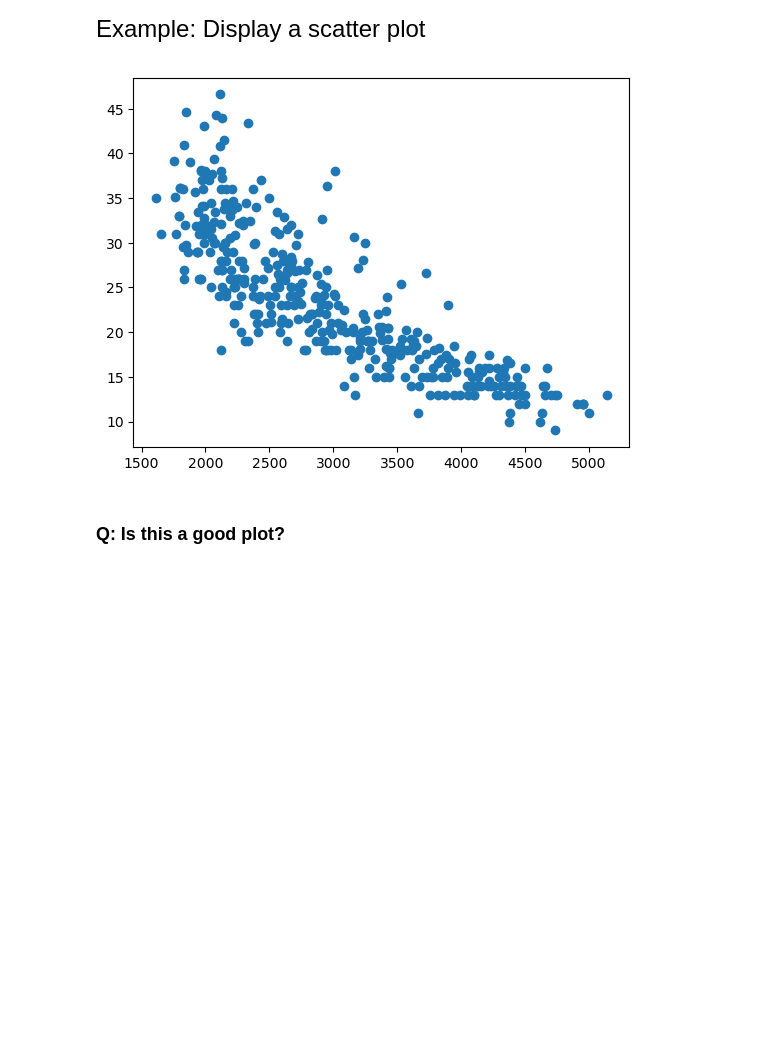
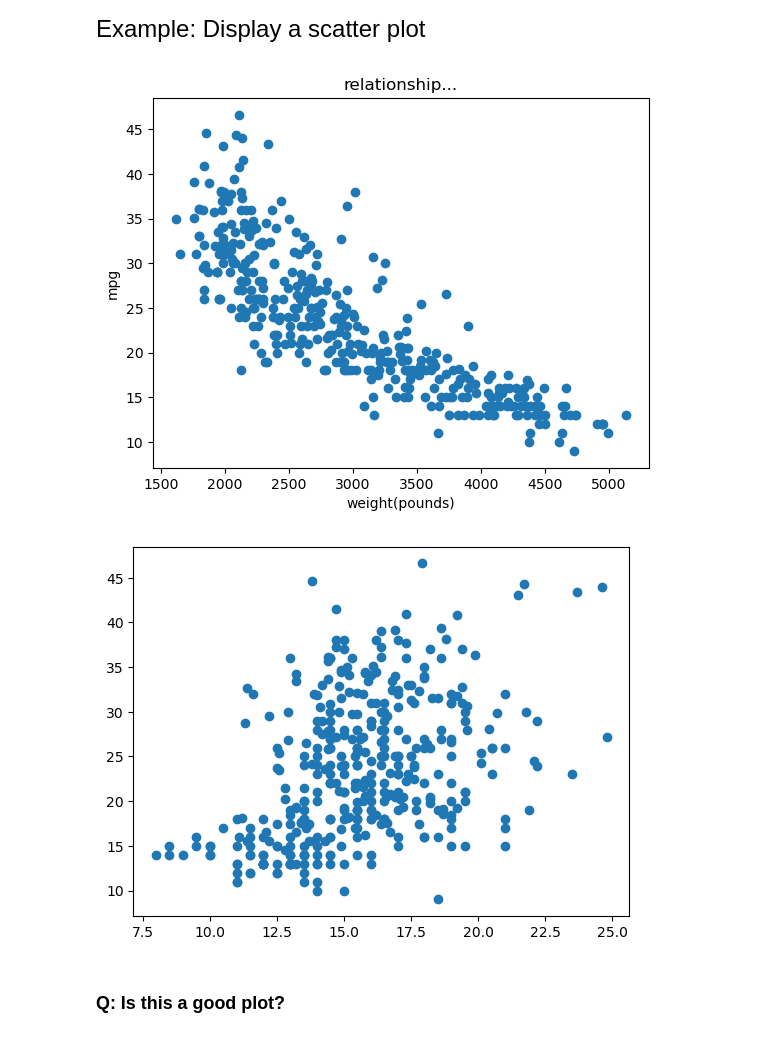
Before and after one commit to jessiejiaxichen/qtm151fall2025_new, a Jupyter notebook: Lecture_01_Github and Jupyter Notebooks/Lecture1.ipynb, the cells around one changed output. Cells and saved outputs as stored; diff of their text form; code cells hidden in the pictures; blank space fills up the shorter version.

Commit message:
updated scatterplots

```diff
--- a/Lecture_01_Github and Jupyter Notebooks/Lecture1.ipynb
+++ b/Lecture_01_Github and Jupyter Notebooks/Lecture1.ipynb
@@ -302,11 +302,20 @@ carfeatures.describe()
 <font size="5">
 
 Example: Display a scatter plot
-# %%
-plt.scatter(x = carfeatures['weight'], y = carfeatures['mpg'])
-plt.show()
-# %% [output]
-[figure, removed]
+# %%
+plt.scatter(x = carfeatures['weight'], y = carfeatures['mpg'])
+plt.xlabel("weight(pounds)")
+plt.ylabel("mpg")
+plt.title("relationship...")
+plt.show()
+
+plt.scatter(x = carfeatures['acceleration'], y = carfeatures['mpg'])
+plt.show()
+
+#to get two plot side by side
+# %% [output]
+[figure, added]
+[figure, added]
 # %% [markdown]
 ### Q: Is this a good plot?
 # %%
```
